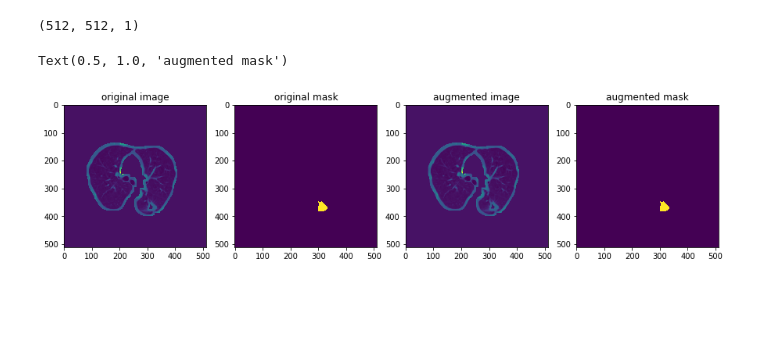
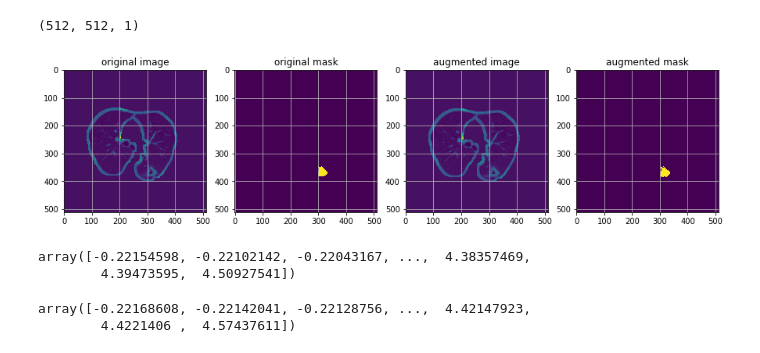
Before and after one commit to jaeho3690/LIDC-IDRI-Segmentation, a Jupyter notebook: notebook/Albumentation.ipynb, the cells around one changed output. Drawn from its saved outputs; the diff is of its cells as text; code cells hidden in the pictures; blank space fills up the shorter version.

```diff
--- a/notebook/Albumentation.ipynb
+++ b/notebook/Albumentation.ipynb
@@ -11,8 +11,8 @@ import cv2
 alpha=0.5,alpha_affine=0.5,sigma=5,p=1
 # %%
 transformations = Compose([
-                transforms.HorizontalFlip(p=0.5),
-                transforms.ElasticTransform(alpha=1.1,alpha_affine=0.5,sigma=5,p=1),
+                transforms.HorizontalFlip(p=0),
+                transforms.ElasticTransform(alpha=1.2,alpha_affine=4,sigma=5,p=1),
                 ToTensorV2()
             ])
 # %%
@@ -56,16 +56,30 @@ mask0.shape
 # %%
 f, ax = plt.subplots(1,4,figsize=(15,15))
 ax[0].imshow(image0[:,:,0])
+ax[0].grid()
 ax[1].imshow(mask0[:,:,0])
+ax[1].grid()
 ax[2].imshow(augment0[0,:,:])
+ax[2].grid()
 ax[3].imshow(mask_aug[0,:,:])
+ax[3].grid()
 ax[0].set_title("original image")
 ax[1].set_title("original mask")
 ax[2].set_title("augmented image")
 ax[3].set_title("augmented mask")
+plt.savefig('augmented.png',dpi=300)
 # %% [output]
-Text(0.5, 1.0, 'augmented mask')
-[figure, old version]
+[figure, new version]
+# %%
+np.unique(augment0[0,:,:])
+# %% [output]
+array([-0.22154598, -0.22102142, -0.22043167, ...,  4.38357469,
+        4.39473595,  4.50927541])
+# %%
+np.unique(image0[:,:,0])
+# %% [output]
+array([-0.22168608, -0.22142041, -0.22128756, ...,  4.42147923,
+        4.4221406 ,  4.57437611])
 # %%
 image0 = image0.reshape(512,512,1)
 # %%
```
Also changed, not shown: 6 other files.
